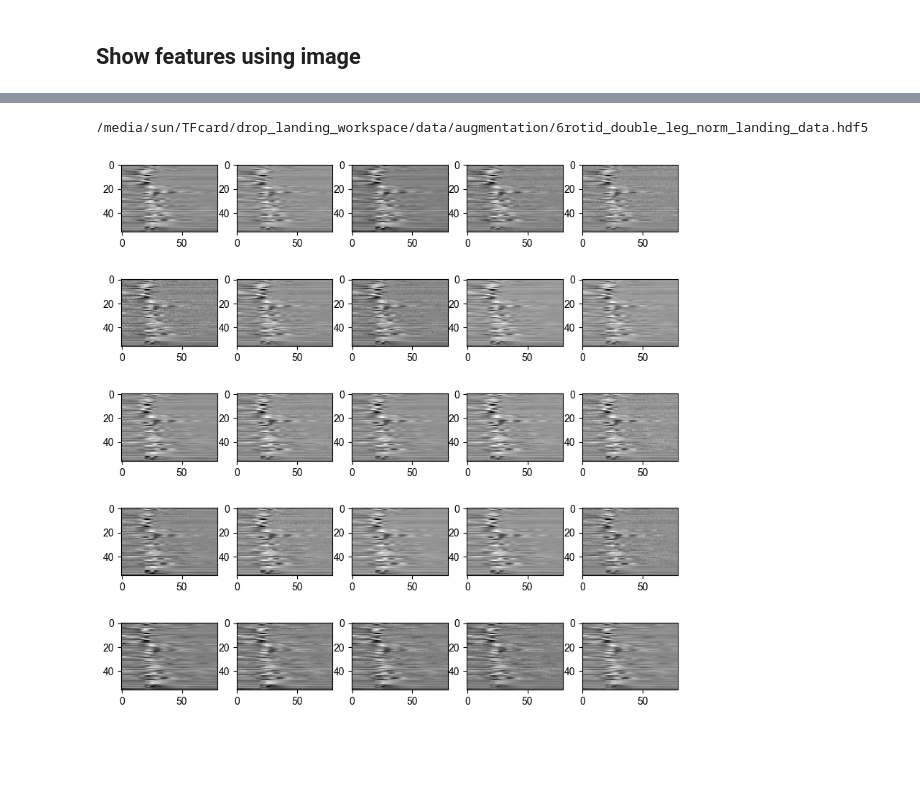
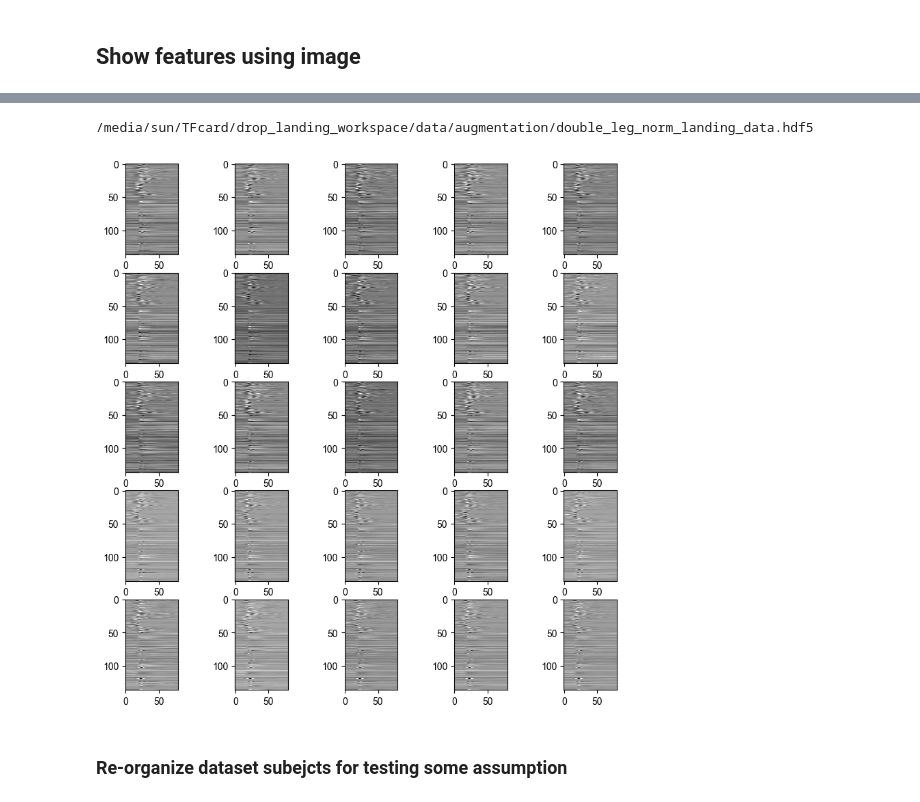
Before and after one commit to sunzhon/transfer_learning_for_droplanding, a Jupyter notebook: jupyter-lab/training_data_analysis.ipynb, the cells around one changed output, grey strips where cells are left out. Saved outputs shown, nothing was run; the diff lists cells and outputs as text; code cells hidden in the pictures; blank space fills up the shorter version.

```diff
--- a/jupyter-lab/training_data_analysis.ipynb
+++ b/jupyter-lab/training_data_analysis.ipynb
@@ -571,23 +556,25 @@ for idx, ax in enumerate(axes.flat):
 # %%
 # 2. show featrues of augmentaed dataset
 
 base_name = "norm_landing_data.hdf5"
-prefix_name = "6rotid_double_leg_"
+prefix_name = "double_leg_"
 h5_file_name = os.path.join(DATA_PATH,"augmentation",prefix_name+base_name)
 print(h5_file_name)
 augmented_subjects_trials_dataset, _ = pro_rd.load_subjects_dataset(h5_file_name=h5_file_name)
 
 
 subjects_trials = {subject_id_name: augmented_subjects_trials_dataset[subject_id_name].keys() for subject_id_name in augmented_subjects_trials_dataset.keys()} # get subjects_tials
 subject_ids_names = subjects_trials.keys() # get subjects
 
 #2) concate them into a numpy for scale
 list_data = [augmented_subjects_trials_dataset[subject_id_name][trial].values for subject_id_name in subject_ids_names for trial in subjects_trials[subject_id_name]]
 
 fig, axes = plt.subplots(5,5, figsize=(10,10))
 
 for idx, ax in enumerate(axes.flat):
     ax.imshow(list_data[idx].T, interpolation='nearest', cmap='gray')
 # %% [output]
-/media/sun/TFcard/drop_landing_workspace/data/augmentation/6rotid_double_leg_norm_landing_data.hdf5
+/media/sun/TFcard/drop_landing_workspace/data/augmentation/double_leg_norm_landing_data.hdf5
-[figure, old version]
+[figure, new version]
+# %% [markdown]
+### Re-organize dataset subejcts for testing some assumption
```
Also changed, not shown: parts of 8 cells of this notebook, 5 other files.
